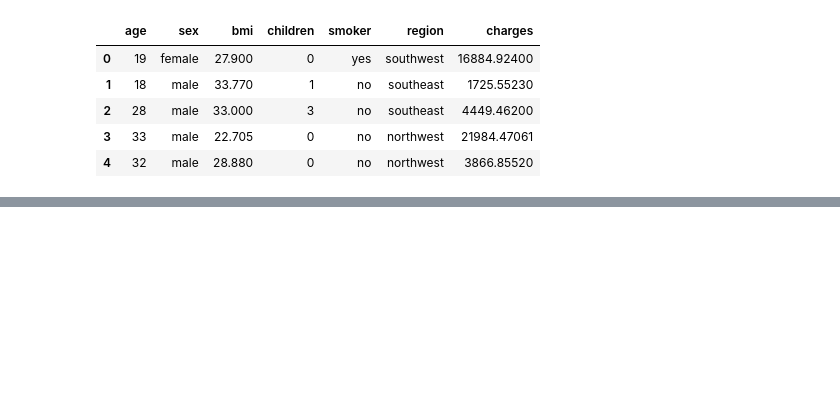
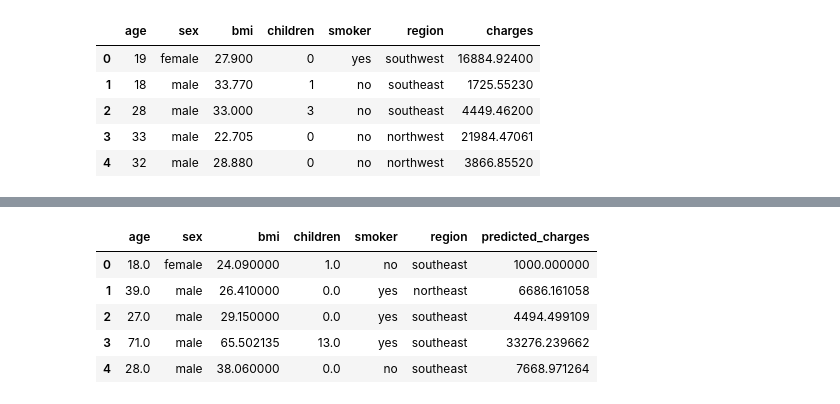
Before and after one commit to yasuaRin/project, a Jupyter notebook: Project 2/project2.ipynb, the cells around one changed output, grey strips where cells are left out. Saved outputs shown, nothing was run; the diff lists cells and outputs as text; code cells hidden in the pictures; blank space fills up the shorter version.

```diff
--- a/Project 2/project2.ipynb
+++ b/Project 2/project2.ipynb
@@ -17,0 +143,34 @@ insurance.drop(['Unnamed: 0'], axis=1, inplace=True)
+# %%
+
+def preprocess_df(df):
+  df_new = pd.get_dummies(df, columns=['region', 'sex', 'smoker'], drop_first=True)
+
+  # Ensure the feature names match those used during model training
+  expected_columns = X.columns  # Use the columns from the training dataset
+  for col in expected_columns:
+      if col not in df_new.columns:
+          df_new[col] = 0  # Add missing columns with default value 0
+
+  # Drop any extra columns not present in the training dataset
+  df_new = df_new[expected_columns]
+
+  return df_new
+
+val_df = pd.read_csv('validation_dataset.csv')
+input_df = preprocess_df(val_df)
+predictions = model.predict(input_df)
+
+validation_data = val_df.copy()
+
+validation_data['predicted_charges'] = predictions
+
+validation_data.loc[validation_data['predicted_charges'] < 1000, 'predicted_charges'] = 1000
+
+validation_data.head()
+# %% [output]
+|  | age | sex | bmi | children | smoker | region | predicted_charges |
+| 0 | 18.0 | female | 24.090000 | 1.0 | no | southeast | 1000.000000 |
+| 1 | 39.0 | male | 26.410000 | 0.0 | yes | northeast | 6686.161058 |
+| 2 | 27.0 | male | 29.150000 | 0.0 | yes | southeast | 4494.499109 |
+| 3 | 71.0 | male | 65.502135 | 13.0 | yes | southeast | 33276.239662 |
+| 4 | 28.0 | male | 38.060000 | 0.0 | no | southeast | 7668.971264 |
```
Also changed, not shown: parts of 6 cells of this notebook, 4 other files.
